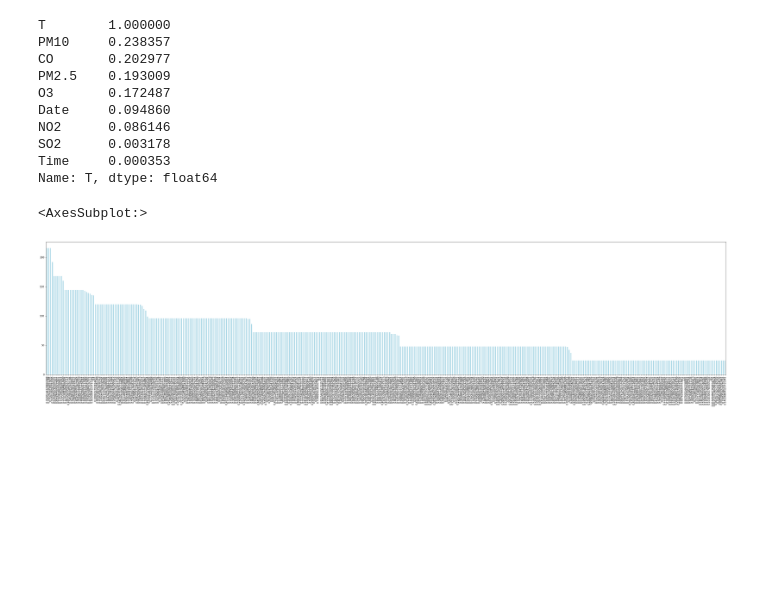
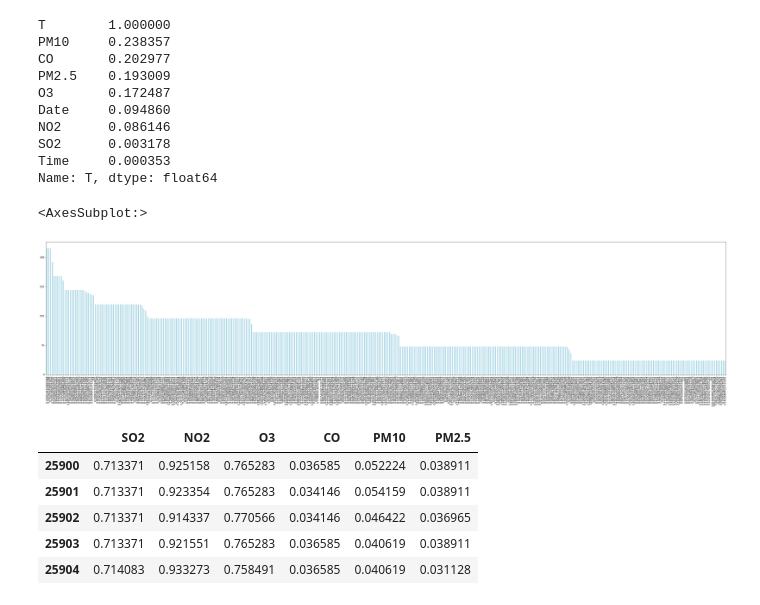
Before and after one commit to HanSaemLee/MachineLearning, a Jupyter notebook: is_101_T.ipynb, the cells around one changed output. Saved outputs shown, nothing was run; the diff lists cells and outputs as text; code cells hidden in the pictures; blank space fills up the shorter version.

```diff
--- a/is_101_T.ipynb
+++ b/is_101_T.ipynb
@@ -222 +226,10 @@ is_101_T['T'].value_counts().plot(kind='bar', color='lightblue',figsize=(50,10))
+# %%
+features.tail()
+# %% [output]
+|  | SO2 | NO2 | O3 | CO | PM10 | PM2.5 |
+| 25900 | 0.713371 | 0.925158 | 0.765283 | 0.036585 | 0.052224 | 0.038911 |
+| 25901 | 0.713371 | 0.923354 | 0.765283 | 0.034146 | 0.054159 | 0.038911 |
+| 25902 | 0.713371 | 0.914337 | 0.770566 | 0.034146 | 0.046422 | 0.036965 |
+| 25903 | 0.713371 | 0.921551 | 0.765283 | 0.036585 | 0.040619 | 0.038911 |
+| 25904 | 0.714083 | 0.933273 | 0.758491 | 0.036585 | 0.040619 | 0.031128 |
 # %%
```
Also changed, not shown: parts of 10 cells of this notebook, 1 other file.
